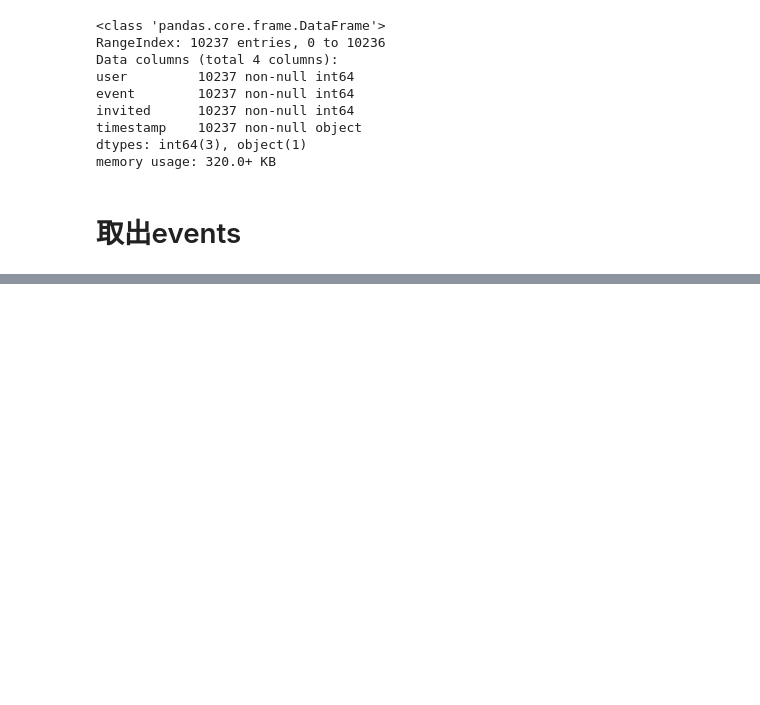
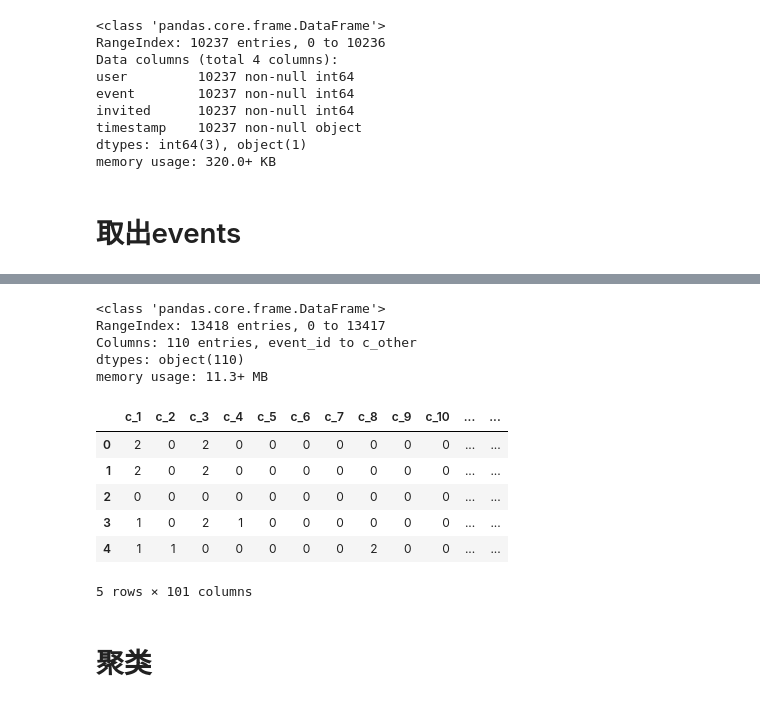
Before and after one commit to zhouzhiqi/CSDN_code, a Jupyter notebook: EventRecommendation/w3_周志齐_993735197.ipynb, the cells around one changed output, grey strips where cells are left out. Drawn from its saved outputs; the diff is of its cells as text; code cells hidden in the pictures; blank space fills up the shorter version.

```diff
--- a/EventRecommendation/w3_周志齐_993735197.ipynb
+++ b/EventRecommendation/w3_周志齐_993735197.ipynb
@@ -178,0 +180,8 @@ event_test.head()
+# %%
+event_train_test.info()
+# %% [output]
+<class 'pandas.core.frame.DataFrame'>
+RangeIndex: 13418 entries, 0 to 13417
+Columns: 110 entries, event_id to c_other
+dtypes: object(110)
+memory usage: 11.3+ MB
@@ -178,0 +191,14 @@ event_test.head()
+# %%
+# 删除多余特征
+event_train_test.drop(['event_id','user_id','start_time', 'city', 'state', 'zip', 'country', 'lat', 'lng'],axis=1,inplace=True)
+event_train_test.head()
+# %% [output]
+|  | c_1 | c_2 | c_3 | c_4 | c_5 | c_6 | c_7 | c_8 | c_9 | c_10 | ... | ... |
+| 0 | 2 | 0 | 2 | 0 | 0 | 0 | 0 | 0 | 0 | 0 | ... | ... |
+| 1 | 2 | 0 | 2 | 0 | 0 | 0 | 0 | 0 | 0 | 0 | ... | ... |
+| 2 | 0 | 0 | 0 | 0 | 0 | 0 | 0 | 0 | 0 | 0 | ... | ... |
+| 3 | 1 | 0 | 2 | 1 | 0 | 0 | 0 | 0 | 0 | 0 | ... | ... |
+| 4 | 1 | 1 | 0 | 0 | 0 | 0 | 0 | 2 | 0 | 0 | ... | ... |
+5 rows × 101 columns
+# %% [markdown]
+# 聚类
```
Also changed, not shown: parts of 22 cells of this notebook.
